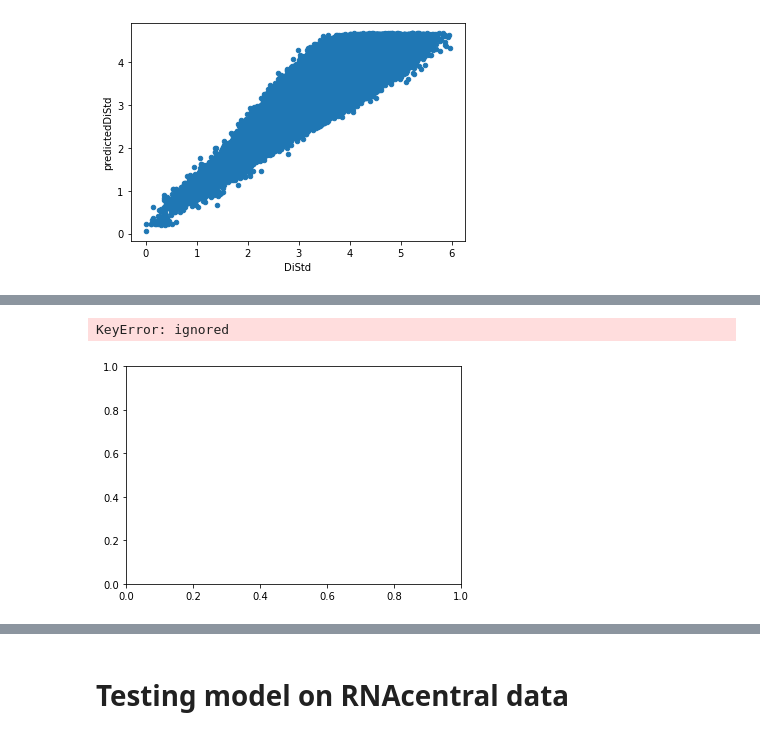
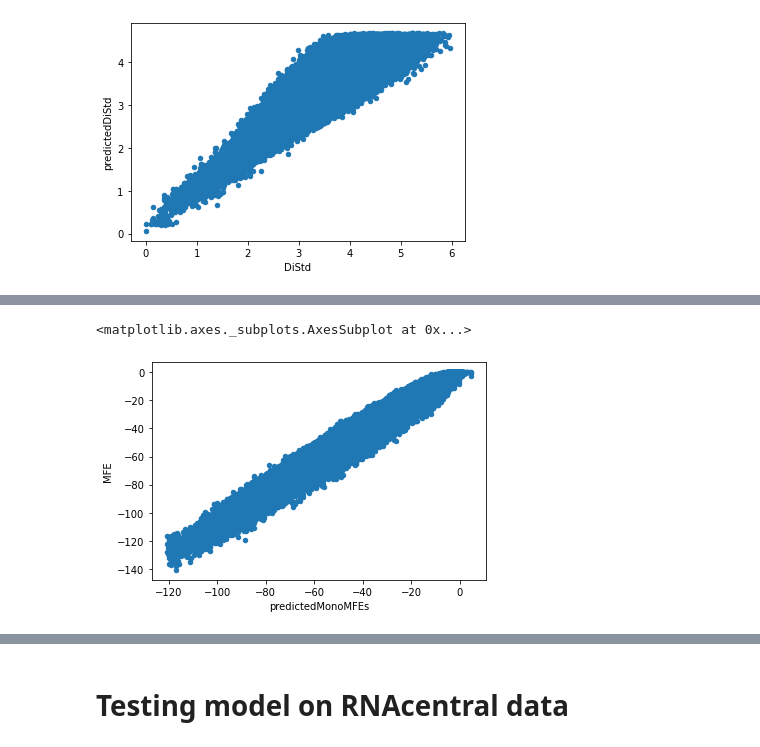
Before and after one commit to moss-lab/ScanFold2.0, a Jupyter notebook: SF2_notebook.ipynb, the cells around one changed output, grey strips where cells are left out. Saved outputs shown, nothing was run; the diff lists cells and outputs as text; code cells hidden in the pictures.

```diff
--- a/SF2_notebook.ipynb
+++ b/SF2_notebook.ipynb
@@ -513,8 +505,8 @@ predicted_std.plot.scatter(x="DiStd", y="predictedDiStd")
 # %%
-predicted_mfes.plot.scatter(x="predictedMonoMFEs", y='MFE')
+# predicted_mfes.plot.scatter(x="predictedMonoMFEs", y='MFE')
 # %% [output]
-KeyError: ignored
+<matplotlib.axes._subplots.AxesSubplot at 0x...>
-[figure, old version]
+[figure, new version]
 # %%
 my_model.summary()
 # %% [output]
```
Also changed, not shown: parts of 54 cells of this notebook.
